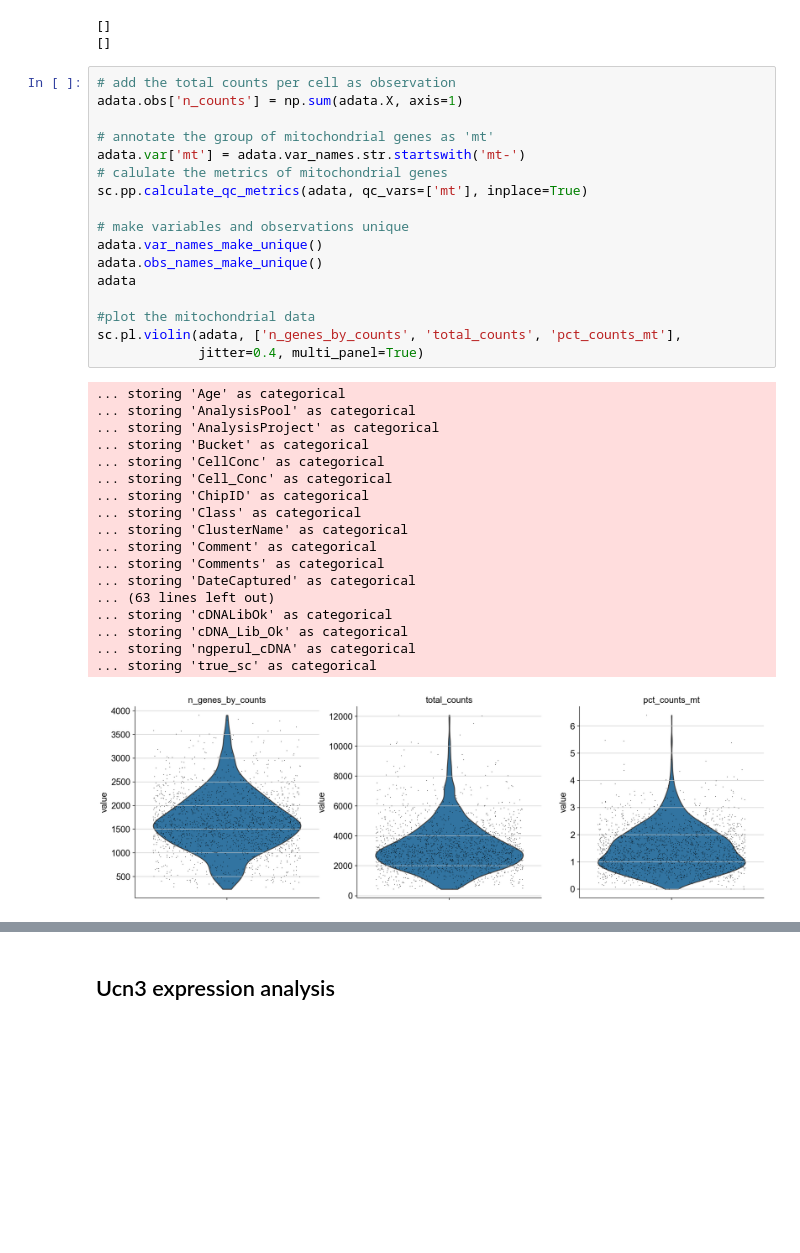
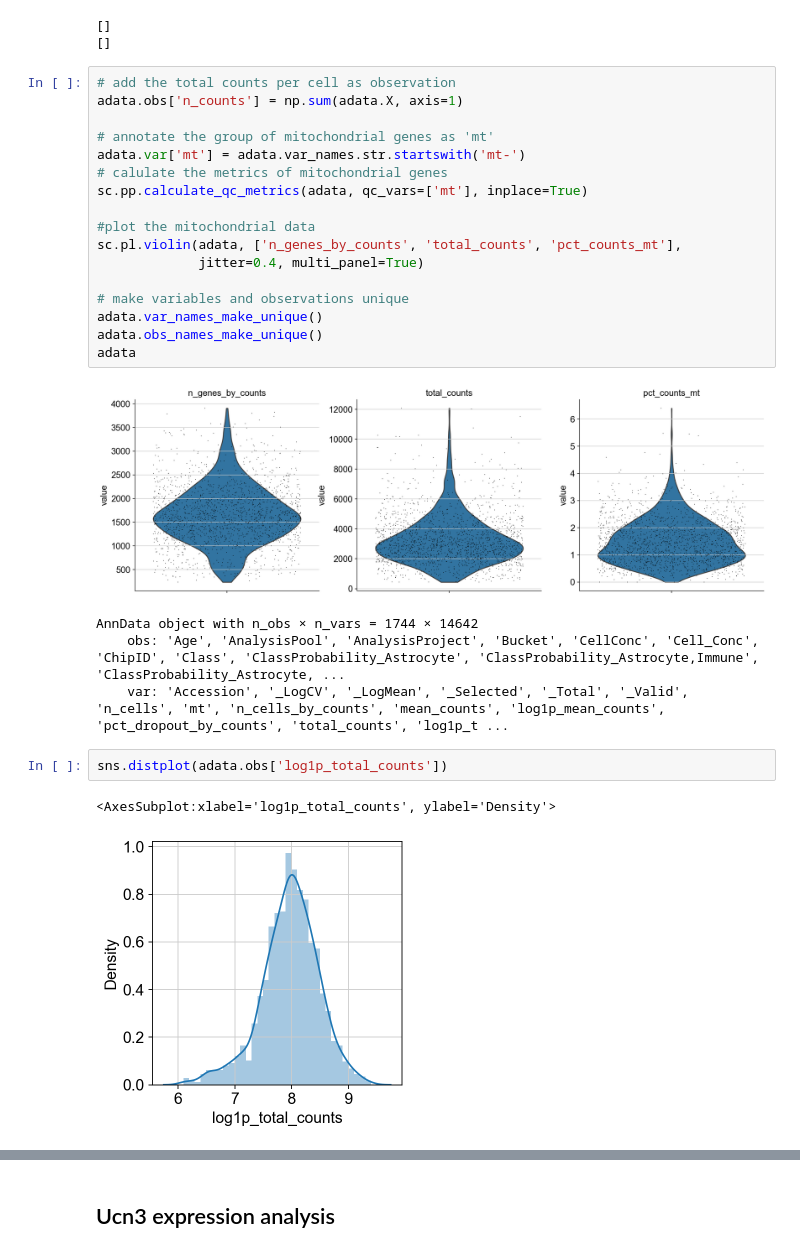
Before and after one commit to HannahMWeman/ucn3-analysis-zeisel-et-al-spinal-cord, a Jupyter notebook: Ucn3 Zeisel.ipynb, the cells around one changed output, grey strips where cells are left out. Saved outputs shown, nothing was run; the diff lists cells and outputs as text; blank space fills up the shorter version.

```diff
--- a/Ucn3 Zeisel.ipynb
+++ b/Ucn3 Zeisel.ipynb
@@ -132,30 +130,21 @@ adata.var['mt'] = adata.var_names.str.startswith('mt-')
 # calulate the metrics of mitochondrial genes
 sc.pp.calculate_qc_metrics(adata, qc_vars=['mt'], inplace=True)
 
+#plot the mitochondrial data
+sc.pl.violin(adata, ['n_genes_by_counts', 'total_counts', 'pct_counts_mt'],
+             jitter=0.4, multi_panel=True)
+
 # make variables and observations unique
 adata.var_names_make_unique()
 adata.obs_names_make_unique()
 adata
-
-#plot the mitochondrial data
-sc.pl.violin(adata, ['n_genes_by_counts', 'total_counts', 'pct_counts_mt'],
-             jitter=0.4, multi_panel=True)
 # %% [output]
+[figure]
-... storing 'Age' as categorical
-... storing 'AnalysisPool' as categorical
-... storing 'AnalysisProject' as categorical
-... storing 'Bucket' as categorical
-... storing 'CellConc' as categorical
-... storing 'Cell_Conc' as categorical
-... storing 'ChipID' as categorical
-... storing 'Class' as categorical
-... storing 'ClusterName' as categorical
-... storing 'Comment' as categorical
-... storing 'Comments' as categorical
-... storing 'DateCaptured' as categorical
-... (63 lines left out)
-... storing 'cDNALibOk' as categorical
-... storing 'cDNA_Lib_Ok' as categorical
-... storing 'ngperul_cDNA' as categorical
-... storing 'true_sc' as categorical
+AnnData object with n_obs × n_vars = 1744 × 14642
+    obs: 'Age', 'AnalysisPool', 'AnalysisProject', 'Bucket', 'CellConc', 'Cell_Conc', 'ChipID', 'Class', 'ClassProbability_Astrocyte', 'ClassProbability_Astrocyte,Immune', 'ClassProbability_Astrocyte, ...
+    var: 'Accession', '_LogCV', '_LogMean', '_Selected', '_Total', '_Valid', 'n_cells', 'mt', 'n_cells_by_counts', 'mean_counts', 'log1p_mean_counts', 'pct_dropout_by_counts', 'total_counts', 'log1p_t ...
-[figure]
+# %%
+sns.distplot(adata.obs['log1p_total_counts'])
+# %% [output]
+<AxesSubplot:xlabel='log1p_total_counts', ylabel='Density'>
+[figure, added]
```
Also changed, not shown: parts of 19 cells of this notebook, 4 other files.
